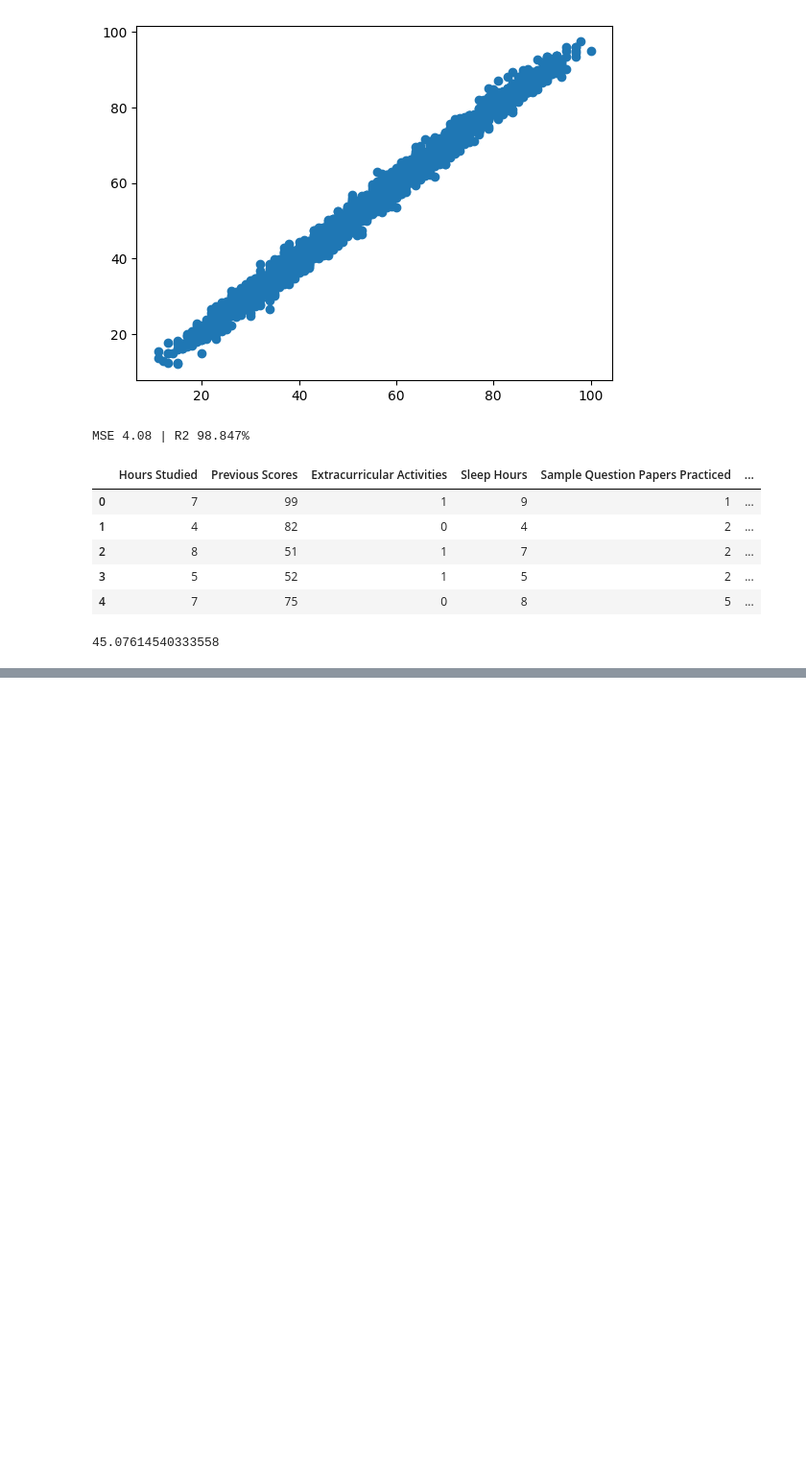
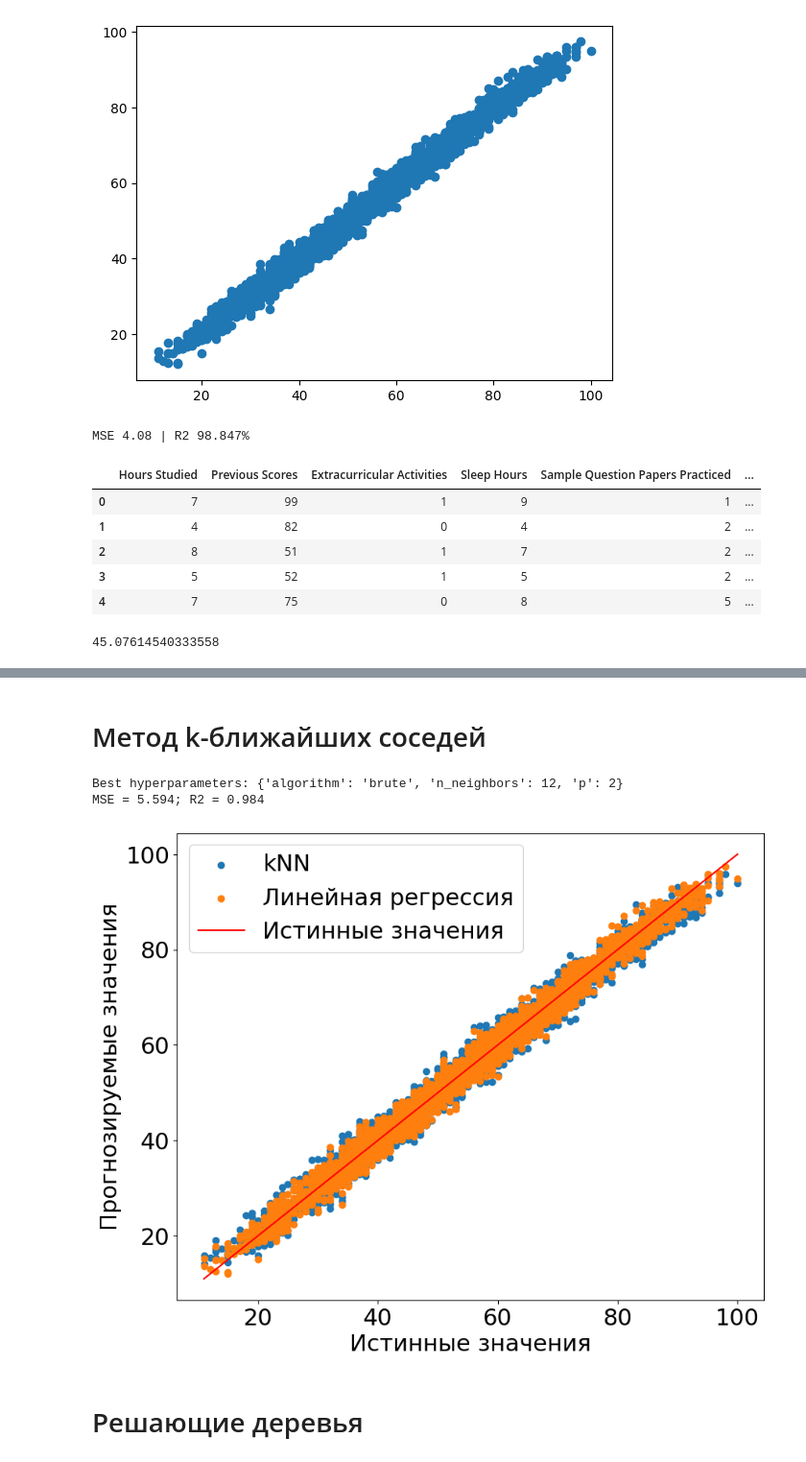
Before and after one commit to maximkasnitsky/StudentPerformance, a Jupyter notebook: Student_Performance.ipynb, the cells around one changed output, grey strips where cells are left out. Shown at 96% size. Saved outputs shown, nothing was run; the diff lists cells and outputs as text; code cells hidden in the pictures; blank space fills up the shorter version.

```diff
--- a/Student_Performance.ipynb
+++ b/Student_Performance.ipynb
@@ -170,0 +305,2 @@ print(predictions)
+# %% [markdown]
+# Метод k-ближайших соседей
@@ -170,0 +309,36 @@ print(predictions)
+# %%
+best_params_knn = gridsearch(
+    X_train, y_train,
+    KNeighborsRegressor(),
+    {
+        "n_neighbors": np.arange(1, 21), # default = 5
+        "p": [1, 2], # default = 2
+        "algorithm": ["auto", "ball_tree", "kd_tree", "brute"], # default = "auto"
+    }
+)
+
+pred_knn, mse_knn, r2_knn = model_train_test(
+    X_train,
+    y_train,
+    X_test,
+    y_test,
+    KNeighborsRegressor(**best_params_knn)
+)
+# %% [output]
+Best hyperparameters: {'algorithm': 'brute', 'n_neighbors': 12, 'p': 2}
+MSE = 5.594; R2 = 0.984
+# %%
+plt.figure(figsize=(10, 8))
+
+plt.scatter(y_test_ordered, pred_knn[order], label="kNN")
+plt.scatter(y_test_ordered, pred_lasso_ordered, label="Линейная регрессия")
+
+plt.plot(y_test_ordered, y_test_ordered, label="Истинные значения", color="red")
+plt.legend();
+
+plt.xlabel("Истинные значения");
+plt.ylabel("Прогнозируемые значения");
+# %% [output]
+[figure, added]
+# %% [markdown]
+# Решающие деревья
```
Also changed, not shown: parts of 21 cells of this notebook.
